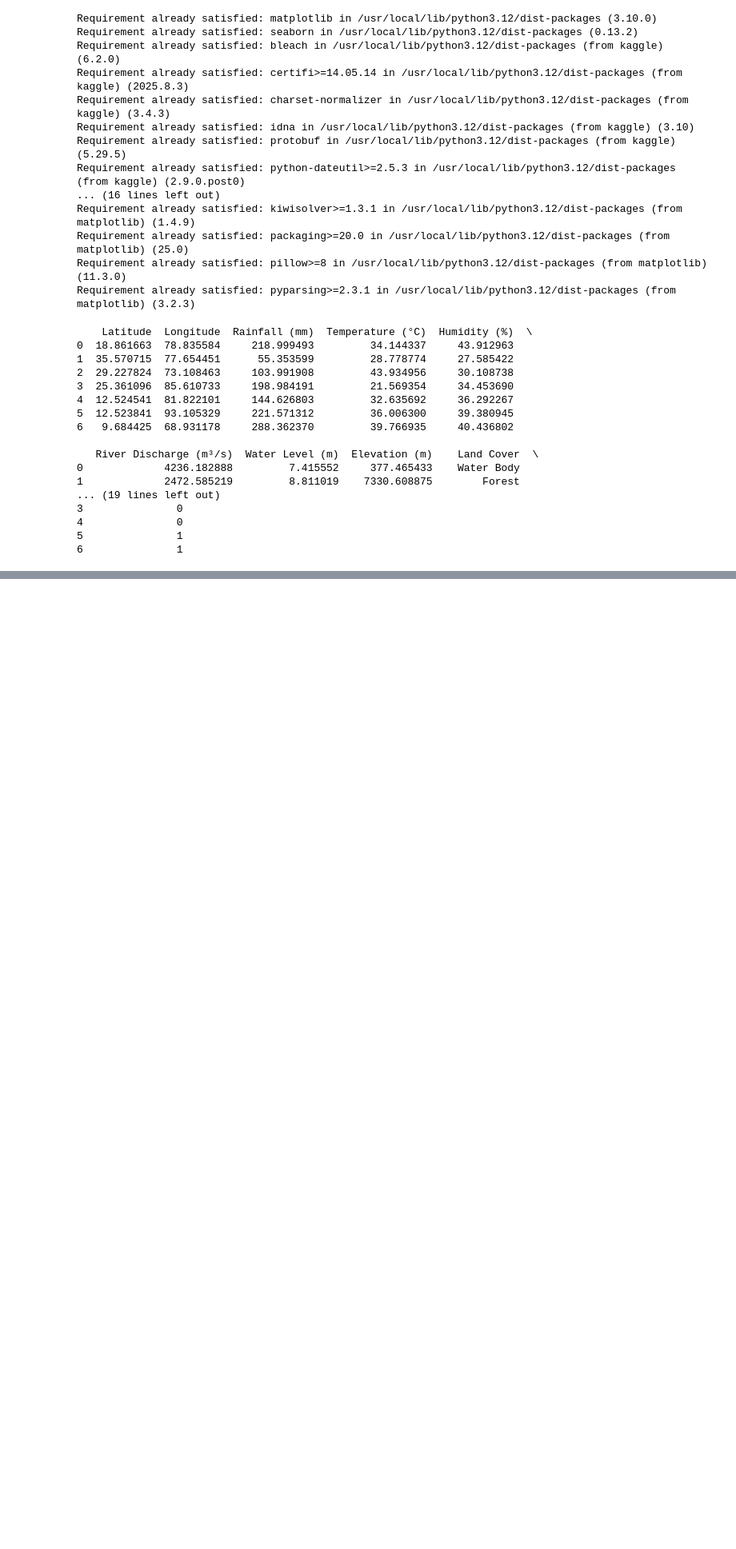
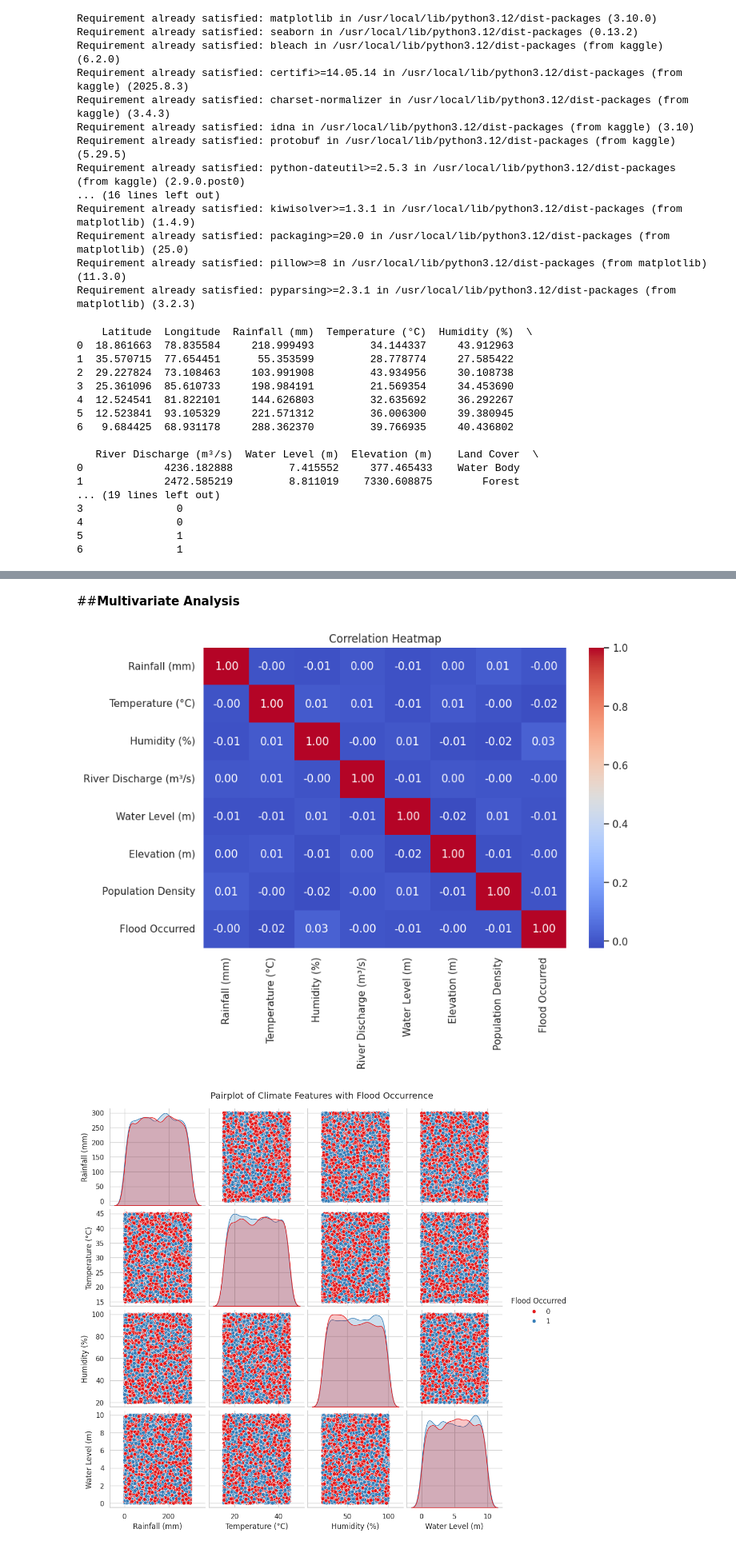
Before and after one commit to respectfularms77/Flood_Risk_Prediction_in_India, a Jupyter notebook: Flood_risk_prediction_in_india.ipynb, the cells around one changed output, grey strips where cells are left out. Shown at 80% size. Saved outputs shown, nothing was run; the diff lists cells and outputs as text; code cells hidden in the pictures; blank space fills up the shorter version.

```diff
--- a/Flood_risk_prediction_in_india.ipynb
+++ b/Flood_risk_prediction_in_india.ipynb
@@ -88,0 +239,20 @@ dtype: int64
+# %% [markdown]
+##**Multivariate Analysis**
+# %%
+# Correlation heatmap for numerical features
+plt.figure(figsize=(9,6))
+corr = df[num_cols + ['Flood Occurred']].corr(numeric_only=True)
+sns.heatmap(corr, annot=True, cmap='coolwarm', fmt=".2f")
+plt.title("Correlation Heatmap")
+plt.show()
+
+# Pairplot for selected climate features with Flood Occurrence
+sns.pairplot(
+    df[['Rainfall (mm)', 'Temperature (°C)', 'Humidity (%)', 'Water Level (m)', 'Flood Occurred']],
+    hue='Flood Occurred', palette='Set1', diag_kind='kde'
+)
+plt.suptitle("Pairplot of Climate Features with Flood Occurrence", y=1.02)
+plt.show()
+# %% [output]
+[figure, added]
+[figure, added]
```
Also changed, not shown: parts of 18 cells of this notebook.
